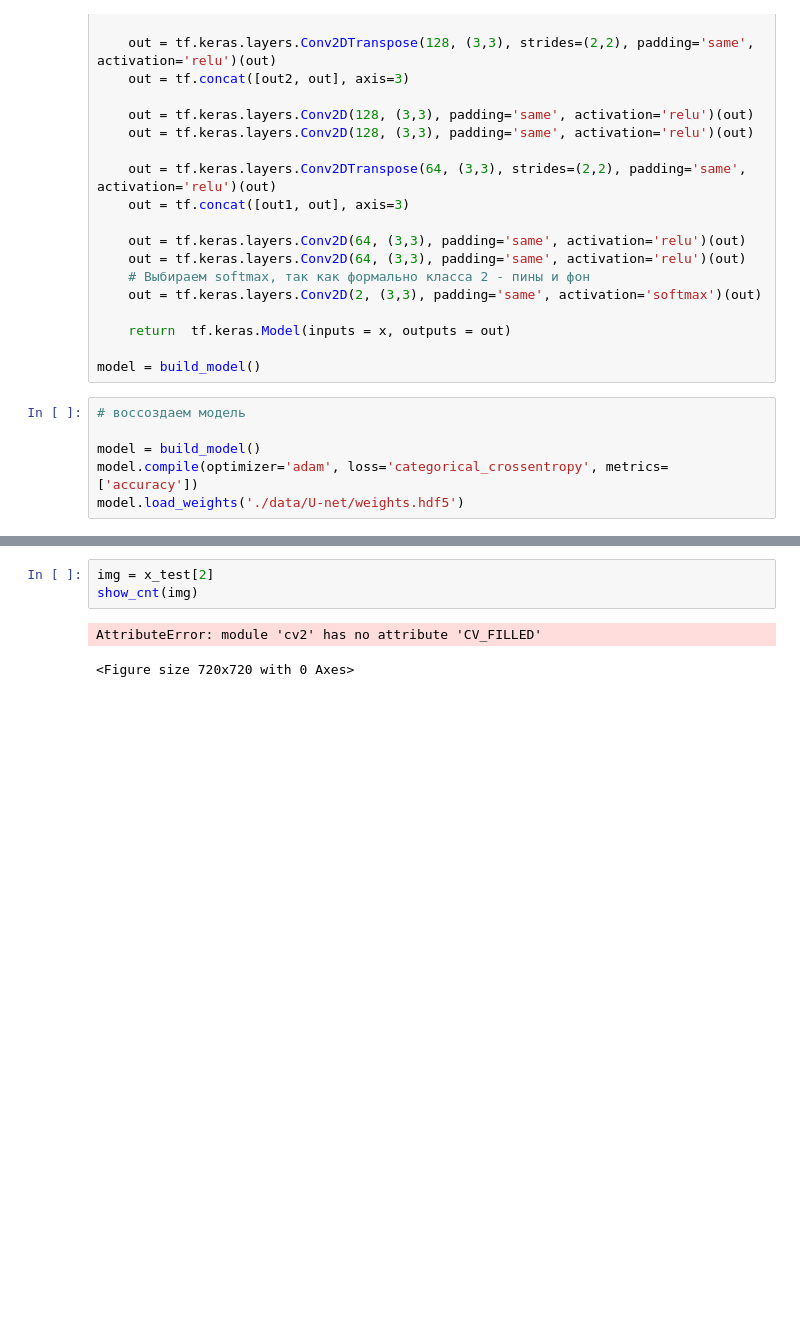
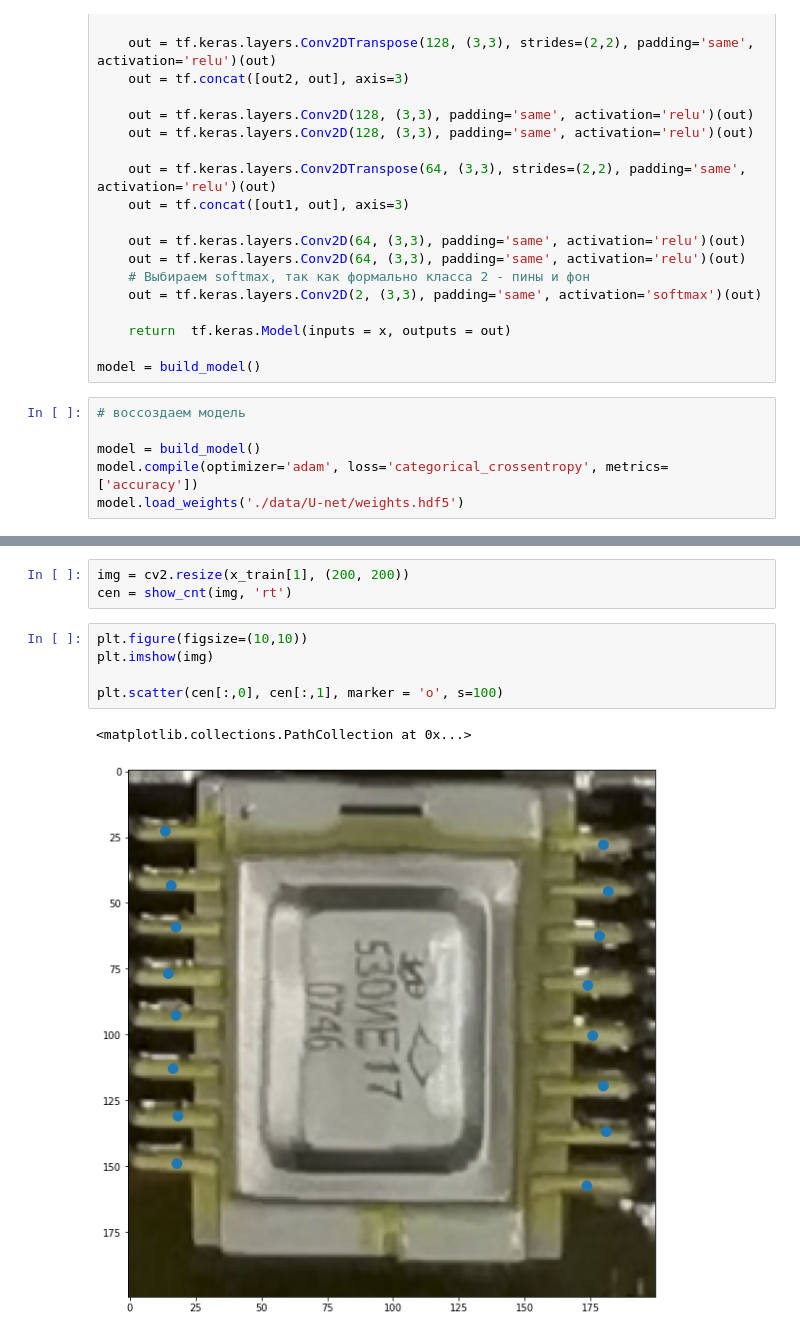
Before and after one commit to IvanLoko/semantic-segmentation, a Jupyter notebook: to_ASCD.ipynb, the cells around one changed output, grey strips where cells are left out. Cells and saved outputs as stored; diff of their text form; blank space fills up the shorter version.

```diff
--- a/to_ASCD.ipynb
+++ b/to_ASCD.ipynb
@@ -100,6 +157,11 @@ def show_cnt(img):
 # %%
-img = x_test[2]
-show_cnt(img)
+img = cv2.resize(x_train[1], (200, 200))
+cen = show_cnt(img, 'rt')
-# %% [output]
-AttributeError: module 'cv2' has no attribute 'CV_FILLED'
-<Figure size 720x720 with 0 Axes>
+# %%
+plt.figure(figsize=(10,10))
+plt.imshow(img)
+
+plt.scatter(cen[:,0], cen[:,1], marker = 'o', s=100)
+# %% [output]
+<matplotlib.collections.PathCollection at 0x...>
+[figure, added]
```
Also changed, not shown: parts of 2 cells of this notebook, 1 other file.
